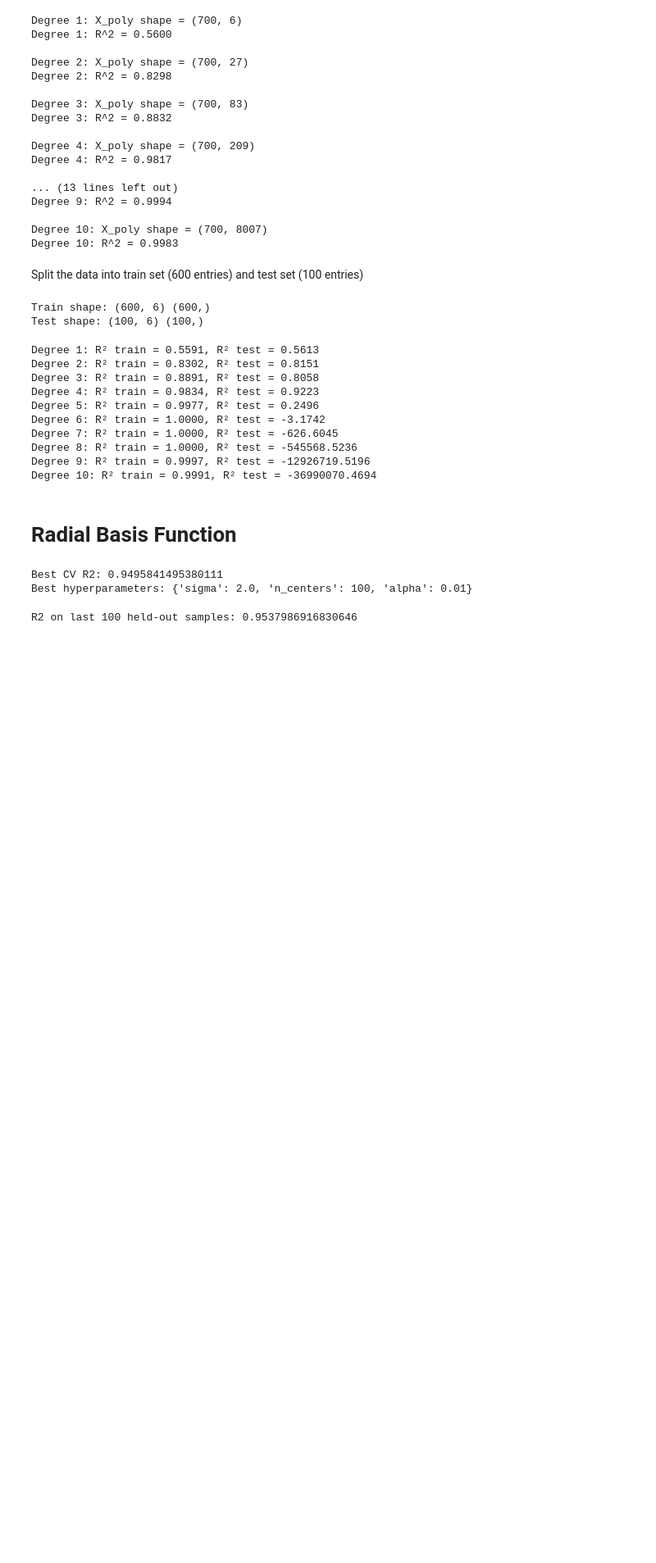
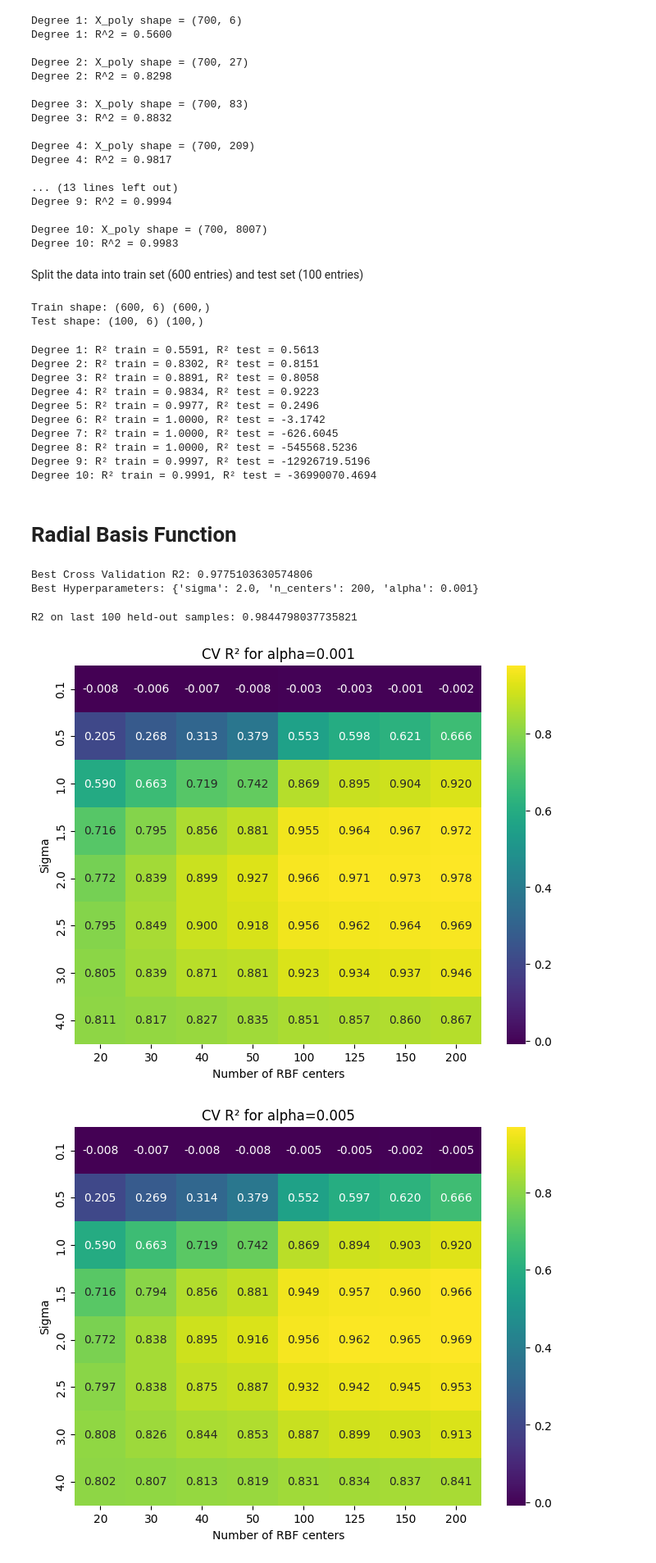
Before and after one commit to davidmarafuzgaspar/ist-machine-learning-project, a Jupyter notebook: lab2/1_Development.ipynb, the cells around one changed output. Shown at 82% size. Saved outputs shown, nothing was run; the diff lists cells and outputs as text; code cells hidden in the pictures; blank space fills up the shorter version.

```diff
--- a/lab2/1_Development.ipynb
+++ b/lab2/1_Development.ipynb
@@ -131,15 +133,18 @@ def rbf_transform(X, centers, sigma):
     return np.exp(-np.sum(diff**2, axis=2) / (2 * sigma**2))
 
 # Hyperparameter grids
-sigma_list = [0.1, 0.5, 1.0, 2.0]
-n_centers_list = [20, 50, 100]
-alpha_list = [0.01, 0.1, 1.0, 10.0]
+sigma_list = [0.1, 0.5, 1.0, 1.5, 2.0, 2.5, 3.0, 4.0]
+n_centers_list = [20, 30, 40, 50, 100, 125, 150, 200]
+alpha_list = [0.001, 0.005, 0.01, 0.1, 1.0, 10.0]
 
 # K-Fold CV
 kf = KFold(n_splits=5, shuffle=True, random_state=42)
 
 best_r2 = -np.inf
 best_params = None
+
+# Example: results = [{'sigma': s, 'n_centers': n, 'alpha': a, 'mean_r2': r2}, ...]
+results = []
 # %%
 for sigma, n_centers, alpha in product(sigma_list, n_centers_list, alpha_list):
 
@@ -166,16 +171,17 @@ for sigma, n_centers, alpha in product(sigma_list, n_centers_list, alpha_list):
         r2_scores.append(r2_score(Y_val, Y_val_pred))
 
     mean_r2 = np.mean(r2_scores)
+    results.append({'sigma': sigma, 'n_centers': n_centers, 'alpha': alpha, 'mean_r2': mean_r2})
 
     if mean_r2 > best_r2:
         best_r2 = mean_r2
         best_params = {'sigma': sigma, 'n_centers': n_centers, 'alpha': alpha}
 
-print("Best CV R2:", best_r2)
-print("Best hyperparameters:", best_params)
+print("Best Cross Validation R2:", best_r2)
+print("Best Hyperparameters:", best_params)
 # %% [output]
-Best CV R2: 0.9495841495380111
-Best hyperparameters: {'sigma': 2.0, 'n_centers': 100, 'alpha': 0.01}
+Best Cross Validation R2: 0.9775103630574806
+Best Hyperparameters: {'sigma': 2.0, 'n_centers': 200, 'alpha': 0.001}
 # %%
 # Refit model on all 600 samples using best hyperparameters
 sigma_best = best_params['sigma']
@@ -199,4 +205,29 @@ Y_test_pred = final_model.predict(X_test_rbf)
 test_r2 = r2_score(Y_test_holdout, Y_test_pred)
 print("R2 on last 100 held-out samples:", test_r2)
 # %% [output]
-R2 on last 100 held-out samples: 0.9537986916830646
+R2 on last 100 held-out samples: 0.9844798037735821
+# %%
+# Convert results to arrays for plotting
+sigmas = sigma_list
+n_centers_vals = n_centers_list
+
+# Plot heatmaps for each alpha
+for alpha in alpha_list:
+    heatmap_data = np.zeros((len(sigmas), len(n_centers_vals)))
+
+    for i, sigma in enumerate(sigmas):
+        for j, n_centers in enumerate(n_centers_vals):
+            # find corresponding mean_r2
+            for r in results:
+                if r['sigma']==sigma and r['n_centers']==n_centers and r['alpha']==alpha:
+                    heatmap_data[i, j] = r['mean_r2']
+
+    plt.figure(figsize=(8,6))
+    sns.heatmap(heatmap_data, annot=True, fmt=".3f", xticklabels=n_centers_vals, yticklabels=sigmas, cmap="viridis")
+    plt.title(f"CV R² for alpha={alpha}")
+    plt.xlabel("Number of RBF centers")
+    plt.ylabel("Sigma")
+    plt.show()
+# %% [output]
+[figure, added]
+[figure, added]
```
Also changed, not shown: parts of 2 cells of this notebook.
